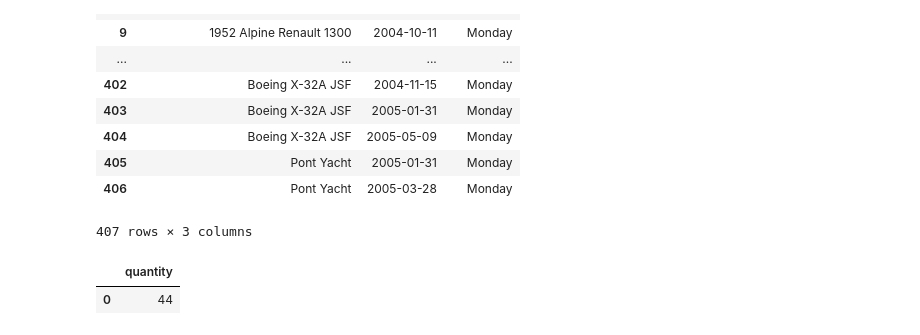
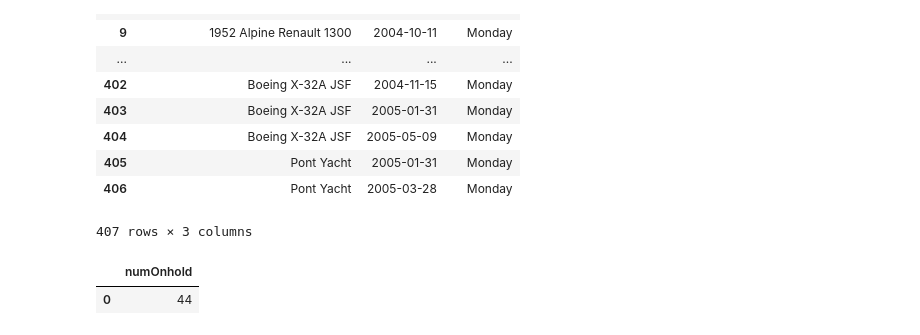
Before and after one commit to ainihanifa/digitalent, a Jupyter notebook: Latihan_sql2.ipynb, the cells around one changed output. Drawn from its saved outputs; the diff is of its cells as text; code cells hidden in the pictures.

```diff
--- a/Latihan_sql2.ipynb
+++ b/Latihan_sql2.ipynb
@@ -396,11 +394,12 @@ WHERE od.productCode = p.productCode AND o.orderNumber = od.orderNumber AND dayn
 407 rows × 3 columns
 # %%
 # What is the quantity on hand for products listed on 'On Hold' orders?
+#number of on hold orders
 run("""
-SELECT COUNT(p.productCode) as quantity
+SELECT COUNT(p.productCode) as numOnhold
 FROM products p, orderdetails od, orders o
 WHERE od.productCode = p.productCode AND o.orderNumber = od.orderNumber AND o.status = 'On Hold'
 """)
 # %% [output]
-|  | quantity |
+|  | numOnhold |
 | 0 | 44 |
```
Also changed, not shown: parts of 2 cells of this notebook.
